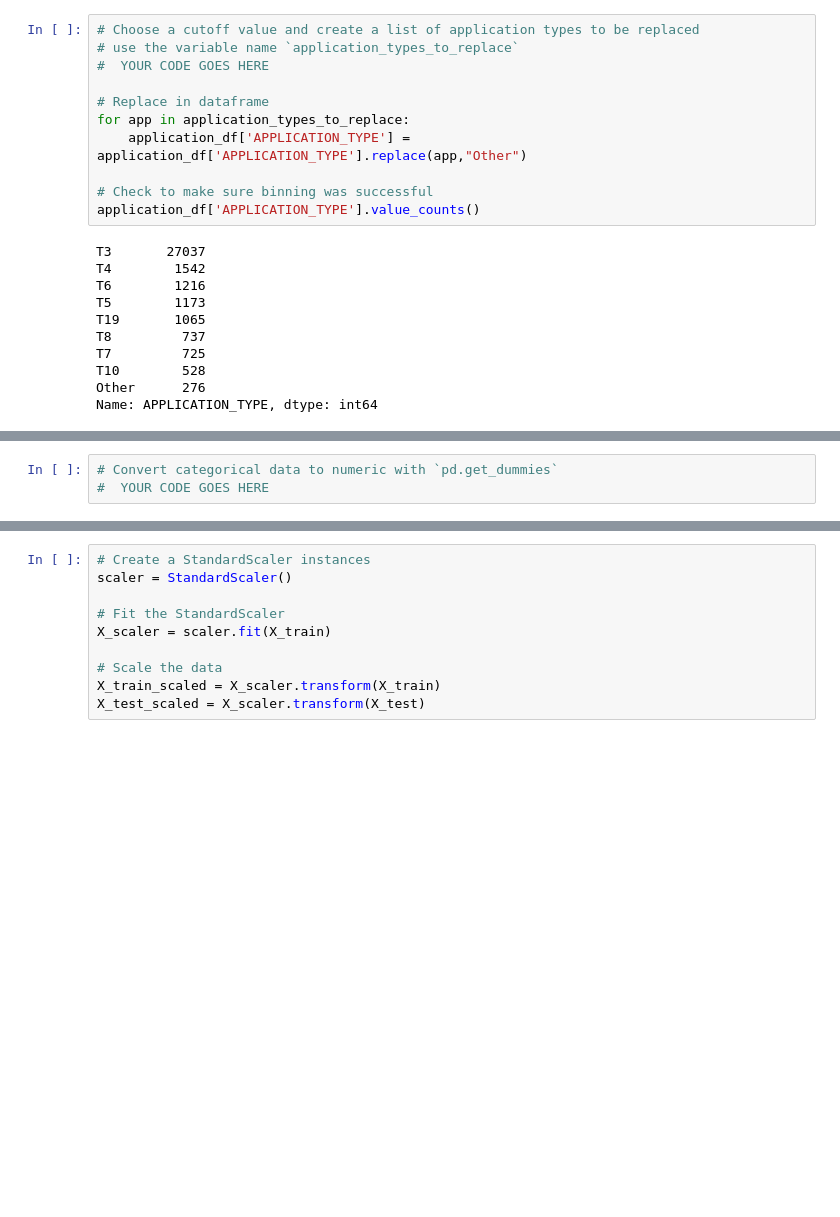
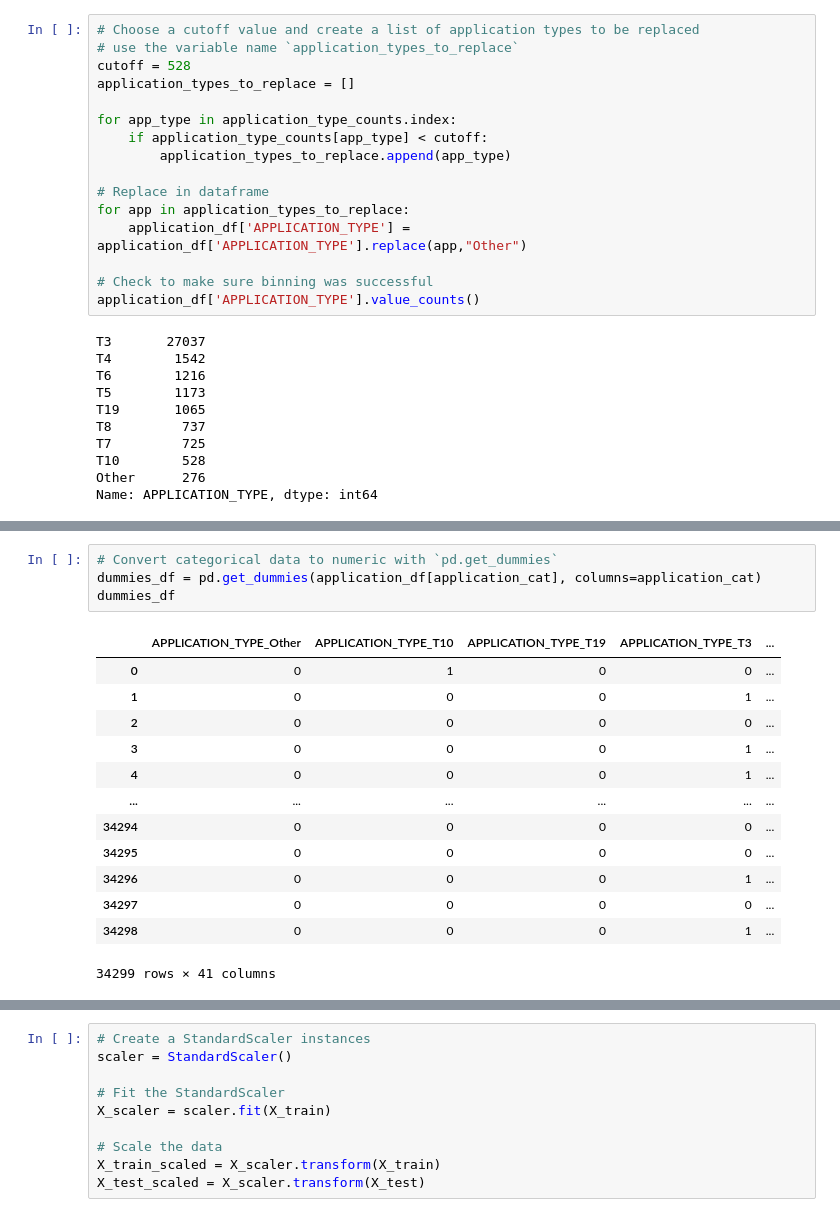
Before and after one commit to cheibergam/deep-learning-challenge, a Jupyter notebook: charity.ipynb, the cells around one changed output, grey strips where cells are left out. Saved outputs shown, nothing was run; the diff lists cells and outputs as text; blank space fills up the shorter version.

```diff
--- a/charity.ipynb
+++ b/charity.ipynb
@@ -86,7 +98,12 @@ Name: APPLICATION_TYPE, dtype: int64
 # %%
 # Choose a cutoff value and create a list of application types to be replaced
 # use the variable name `application_types_to_replace`
-#  YOUR CODE GOES HERE
+cutoff = 528
+application_types_to_replace = []
+
+for app_type in application_type_counts.index:
+    if application_type_counts[app_type] < cutoff:
+        application_types_to_replace.append(app_type)
 
 # Replace in dataframe
 for app in application_types_to_replace:
@@ -164,3 +214,18 @@ Name: CLASSIFICATION, dtype: int64
 # %%
 # Convert categorical data to numeric with `pd.get_dummies`
-#  YOUR CODE GOES HERE
+dummies_df = pd.get_dummies(application_df[application_cat], columns=application_cat)
+dummies_df
+# %% [output]
+|  | APPLICATION_TYPE_Other | APPLICATION_TYPE_T10 | APPLICATION_TYPE_T19 | APPLICATION_TYPE_T3 | ... |
+| 0 | 0 | 1 | 0 | 0 | ... |
+| 1 | 0 | 0 | 0 | 1 | ... |
+| 2 | 0 | 0 | 0 | 0 | ... |
+| 3 | 0 | 0 | 0 | 1 | ... |
+| 4 | 0 | 0 | 0 | 1 | ... |
+| ... | ... | ... | ... | ... | ... |
+| 34294 | 0 | 0 | 0 | 0 | ... |
+| 34295 | 0 | 0 | 0 | 0 | ... |
+| 34296 | 0 | 0 | 0 | 1 | ... |
+| 34297 | 0 | 0 | 0 | 0 | ... |
+| 34298 | 0 | 0 | 0 | 1 | ... |
+34299 rows × 41 columns
```
Also changed, not shown: parts of 11 cells of this notebook, 1 other file.
